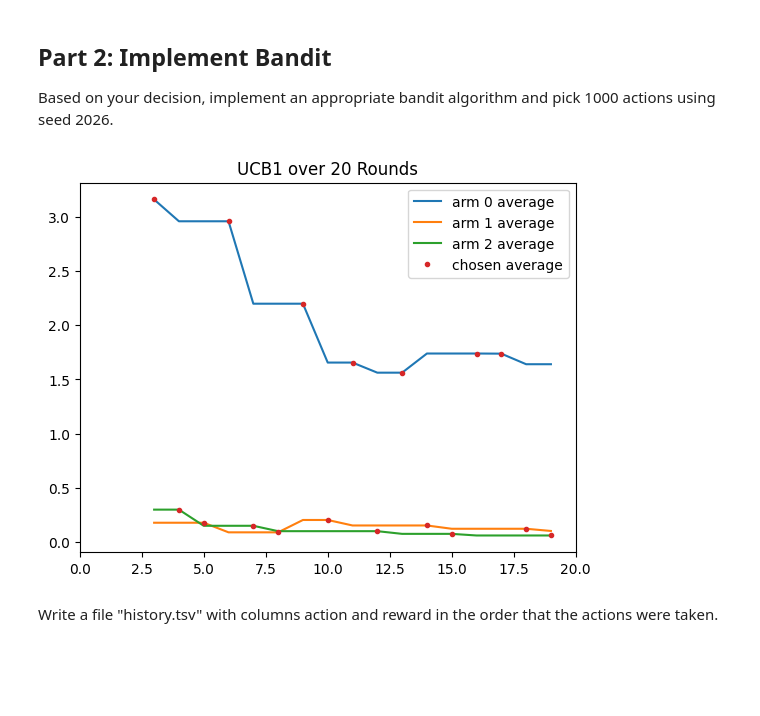
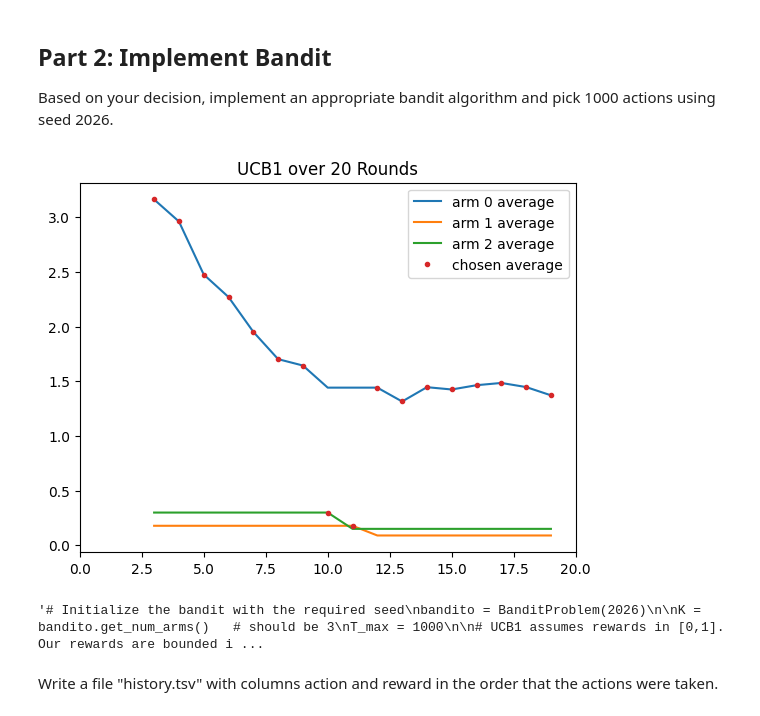
Before and after one commit to jydeleon/dx704-project-03, a Jupyter notebook: project.ipynb, the cells around one changed output. Drawn from its saved outputs; the diff is of its cells as text; code cells hidden in the pictures; blank space fills up the shorter version.

```diff
--- a/project.ipynb
+++ b/project.ipynb
@@ -123,11 +125,11 @@ Based on your decision, implement an appropriate bandit algorithm and pick 1000
 # %%
 # YOUR CHANGES HERE
 
-# Use the bandit environment from Part 1, but with seed 2026
+#Bandit from Part 1, but with seed 2026
 bandito = BanditProblem(2026)
 
 # number of arms
-K = bandito.get_num_arms()   # should be 3
+K = bandito.get_num_arms()   #3
 T_max = 1000
 
 arm_counts = [0 for _ in range(K)]
@@ -138,10 +140,6 @@ chosen_averages = []
 # store action-reward history for history.tsv
 actions = []
 rewards = []
-
-# UCB1 scaling constant for rewards in [0, c]
-# In this environment, rewards are uniform(0,1) * binomial(n, p) with n up to 9
-c = 9.0
 
 def sample_reward(j):
     r = bandito.get_reward(arm=j)
@@ -168,38 +166,38 @@ ucb1_bounds_history = []
 for t in range(K, T_max):
     # calculate the UCB1 bound for each arm (scaled by c)
     ucb1_bounds = [
-        arm_averages[j] + c * math.sqrt(2 * math.log(t + 1) / arm_counts[j])
+        arm_averages[j] + math.sqrt(2 * math.log(t + 1) / arm_counts[j])
         for j in range(K)
     ]
 
     arm_averages_history.append(arm_averages.copy())
     ucb1_bounds_history.append(ucb1_bounds)
 
     # pick and sample the arm with the highest bound
     j = int(np.argmax(ucb1_bounds))
     sample_reward(j)
 
 arm_averages_history = np.array(arm_averages_history)
 ucb1_bounds_history = np.array(ucb1_bounds_history)
 chosen_averages = np.array(chosen_averages)
 
 def plot(T, bounds=True):
     for j in range(K):
         plt.plot(range(K, T), arm_averages_history[:T-K, j], label=f"arm {j} average")
         if bounds:
             plt.plot(range(K, T), ucb1_bounds_history[:T-K, j], label=f"arm {j} bound", linestyle="--")
 
     if T <= 100:
         plt.plot(range(K, T), chosen_averages[K:T], label="chosen average", linestyle="none", marker=".")
 
     plt.legend()
     plt.title(f"UCB1 over {T} Rounds")
     plt.xlim(0, T)
     plt.show()
 
 plot(20, bounds=False)
 # %% [output]
-[figure, old version]
+[figure, new version]
 # %%
 '''# Initialize the bandit with the required seed
 bandito = BanditProblem(2026)
@@ -240,6 +238,8 @@ for t in range(K + 1, T_max + 1):  # t starts at K+1
 
     history_actions.append(arm)
     history_rewards.append(r)'''
+# %% [output]
+'# Initialize the bandit with the required seed\nbandito = BanditProblem(2026)\n\nK = bandito.get_num_arms()   # should be 3\nT_max = 1000\n\n# UCB1 assumes rewards in [0,1]. Our rewards are bounded i ...
 # %% [markdown]
 Write a file "history.tsv" with columns action and reward in the order that the actions were taken.
 # %%
```
Also changed, not shown: parts of 17 cells of this notebook, 4 other files.
